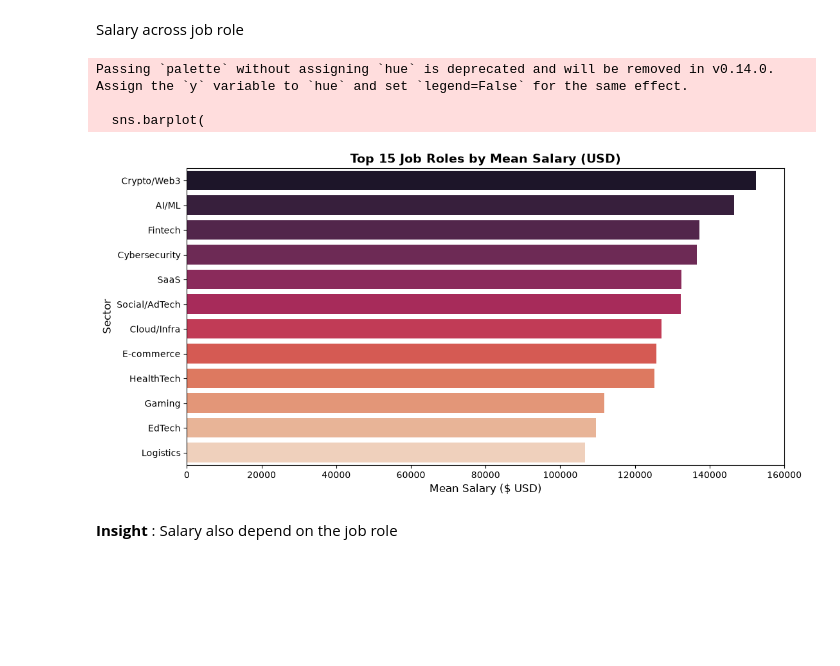
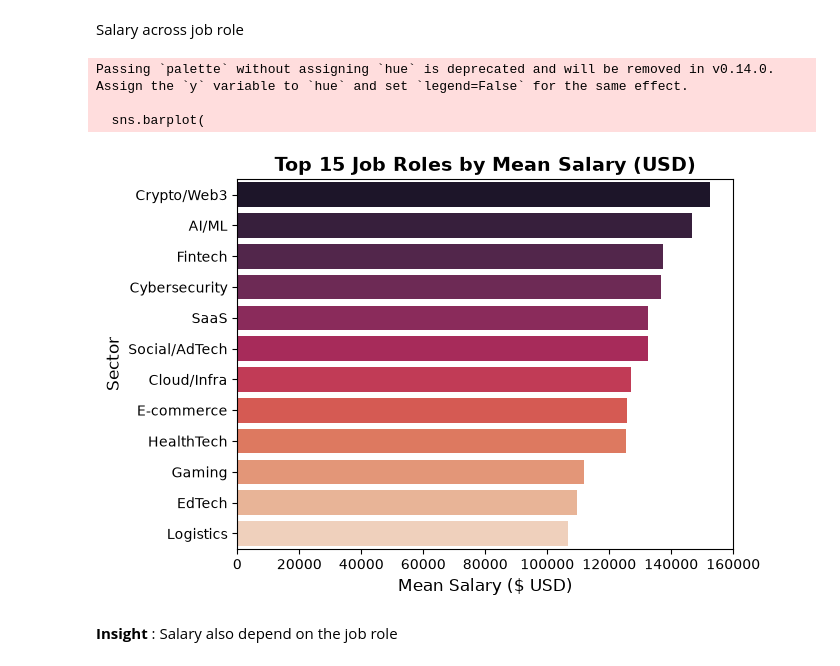
Before and after one commit to anshulbaisoya82-ux/Task-2-, a Jupyter notebook: Salary.ipynb, the cells around one changed output. Drawn from its saved outputs; the diff is of its cells as text; code cells hidden in the pictures; blank space fills up the shorter version.

```diff
--- a/Salary.ipynb
+++ b/Salary.ipynb
@@ -52,5 +52,5 @@ df['salary_min_usd'] = df['salary_min_usd'].str.replace(r'[^0-9.-]',"",regex = T
 # %%
 df['salary_min_usd'] = pd.to_numeric(df['salary_min_usd'], errors='coerce')
 # %%
-df['salary_min_usd'] = df['salary_min_usd'].fillna(df['salary_min_usd'].mean())
+df['salary_min_usd'] = df['salary_min_usd'].fillna(df['salary_min_usd'].mean()).astype(int)
 # %%
@@ -517,23 +517,23 @@ Passing `palette` without assigning `hue` is deprecated and will be removed in v
 Salary across job role
 # %%
 
-top_roles = model_df.groupby('sector')['Average_Salary'].mean().sort_values(ascending=False).head(15)
+top_roles = model_df.groupby('sector')['Average_Salary'].mean().sort_values(ascending=False)
 
-plt.figure(figsize=(12, 6))
+
 sns.barplot(
     x=top_roles.values,
     y=top_roles.index,
     palette='rocket'
 )
 plt.title('Top 15 Job Roles by Mean Salary (USD)', fontsize=14, fontweight='bold')
 plt.xlabel('Mean Salary ($ USD)', fontsize=12)
 plt.ylabel('Sector', fontsize=12)
 plt.show()
 # %% [output]
 Passing `palette` without assigning `hue` is deprecated and will be removed in v0.14.0. Assign the `y` variable to `hue` and set `legend=False` for the same effect.
 
   sns.barplot(
-[figure, old version]
+[figure, new version]
 # %% [markdown]
 **Insight** : Salary also depend on the job role
 # %% [markdown]
```
Also changed, not shown: parts of 31 cells of this notebook.
